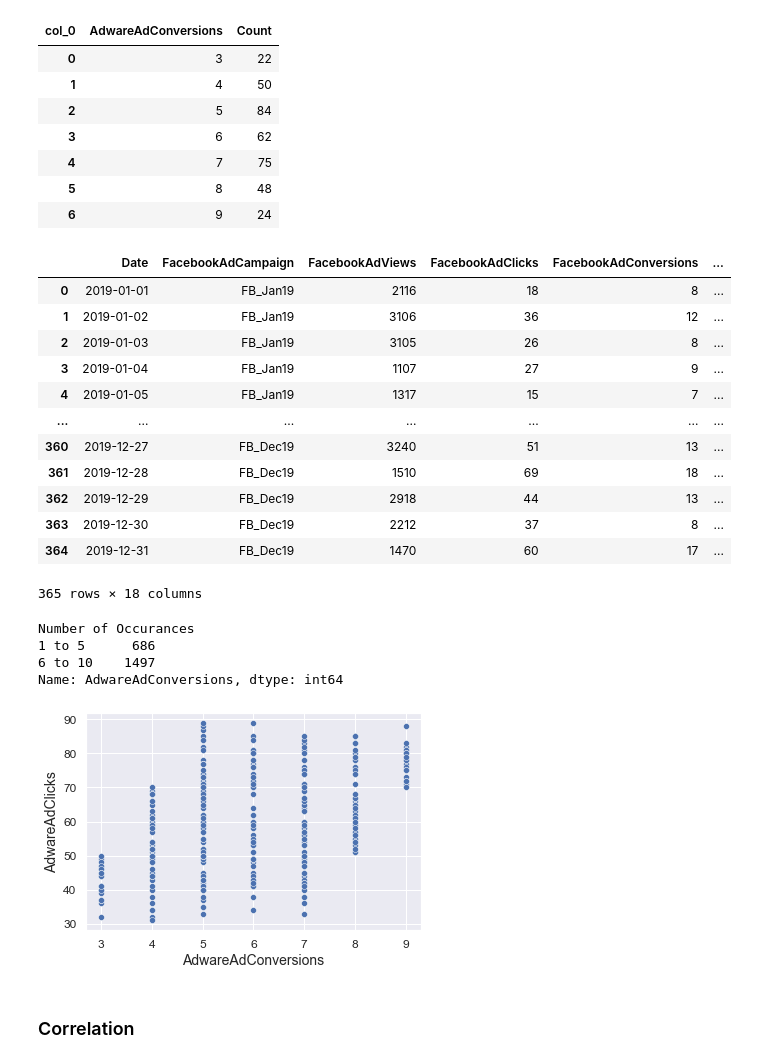
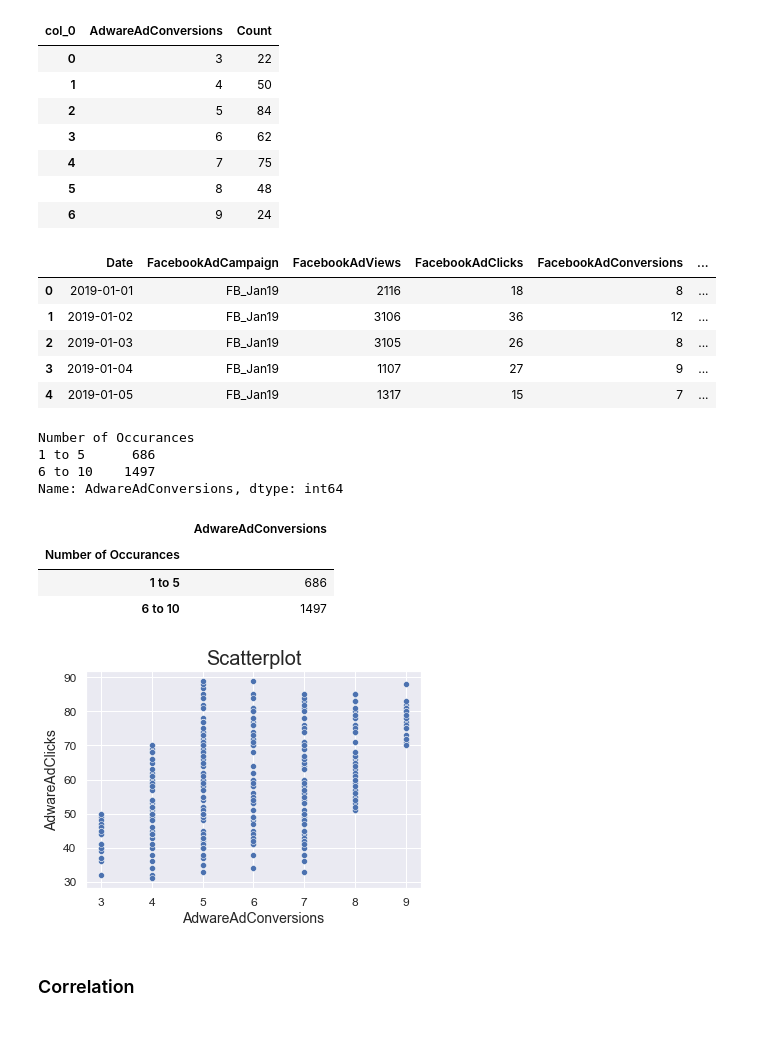
Before and after one commit to dennislamcv1/MetaMarketingAnalytics, a Jupyter notebook: Statistics for Marketing/Capstone.ipynb, the cells around one changed output. Saved outputs shown, nothing was run; the diff lists cells and outputs as text; code cells hidden in the pictures; blank space fills up the shorter version.

```diff
--- a/Statistics for Marketing/Capstone.ipynb
+++ b/Statistics for Marketing/Capstone.ipynb
@@ -217,7 +249,7 @@ values = ['1 to 5', '6 to 10', '11 to 15', '16+']
 # create a new column and use np.select to assign values to it using our lists as arguments
 df['Number of Occurances'] = np.select(conditions, values)
 # %%
-df
+df.head()
 # %% [output]
 |  | Date | FacebookAdCampaign | FacebookAdViews | FacebookAdClicks | FacebookAdConversions | ... |
 | 0 | 2019-01-01 | FB_Jan19 | 2116 | 18 | 8 | ... |
@@ -225,13 +257,6 @@ df
 | 2 | 2019-01-03 | FB_Jan19 | 3105 | 26 | 8 | ... |
 | 3 | 2019-01-04 | FB_Jan19 | 1107 | 27 | 9 | ... |
 | 4 | 2019-01-05 | FB_Jan19 | 1317 | 15 | 7 | ... |
-| ... | ... | ... | ... | ... | ... | ... |
-| 360 | 2019-12-27 | FB_Dec19 | 3240 | 51 | 13 | ... |
-| 361 | 2019-12-28 | FB_Dec19 | 1510 | 69 | 18 | ... |
-| 362 | 2019-12-29 | FB_Dec19 | 2918 | 44 | 13 | ... |
-| 363 | 2019-12-30 | FB_Dec19 | 2212 | 37 | 8 | ... |
-| 364 | 2019-12-31 | FB_Dec19 | 1470 | 60 | 17 | ... |
-365 rows × 18 columns
 # %%
 df.groupby(["Number of Occurances"])["AdwareAdConversions"].sum()
 # %% [output]
@@ -239,11 +264,19 @@ Number of Occurances
 1 to 5      686
 6 to 10    1497
 Name: AdwareAdConversions, dtype: int64
+# %%
+pd.DataFrame(df.groupby(["Number of Occurances"])["AdwareAdConversions"].sum())
+# %% [output]
+|  | AdwareAdConversions |
+| Number of Occurances |  |
+| 1 to 5 | 686 |
+| 6 to 10 | 1497 |
 # %%
 sns.scatterplot(y=df.AdwareAdClicks, x=df.AdwareAdConversions, data=df)
+plt.title("Scatterplot", size=20)
 plt.show()
 # %% [output]
-[figure, old version]
+[figure, new version]
 # %% [markdown]
 ### Correlation
 # %%
```
Also changed, not shown: parts of 6 cells of this notebook.
